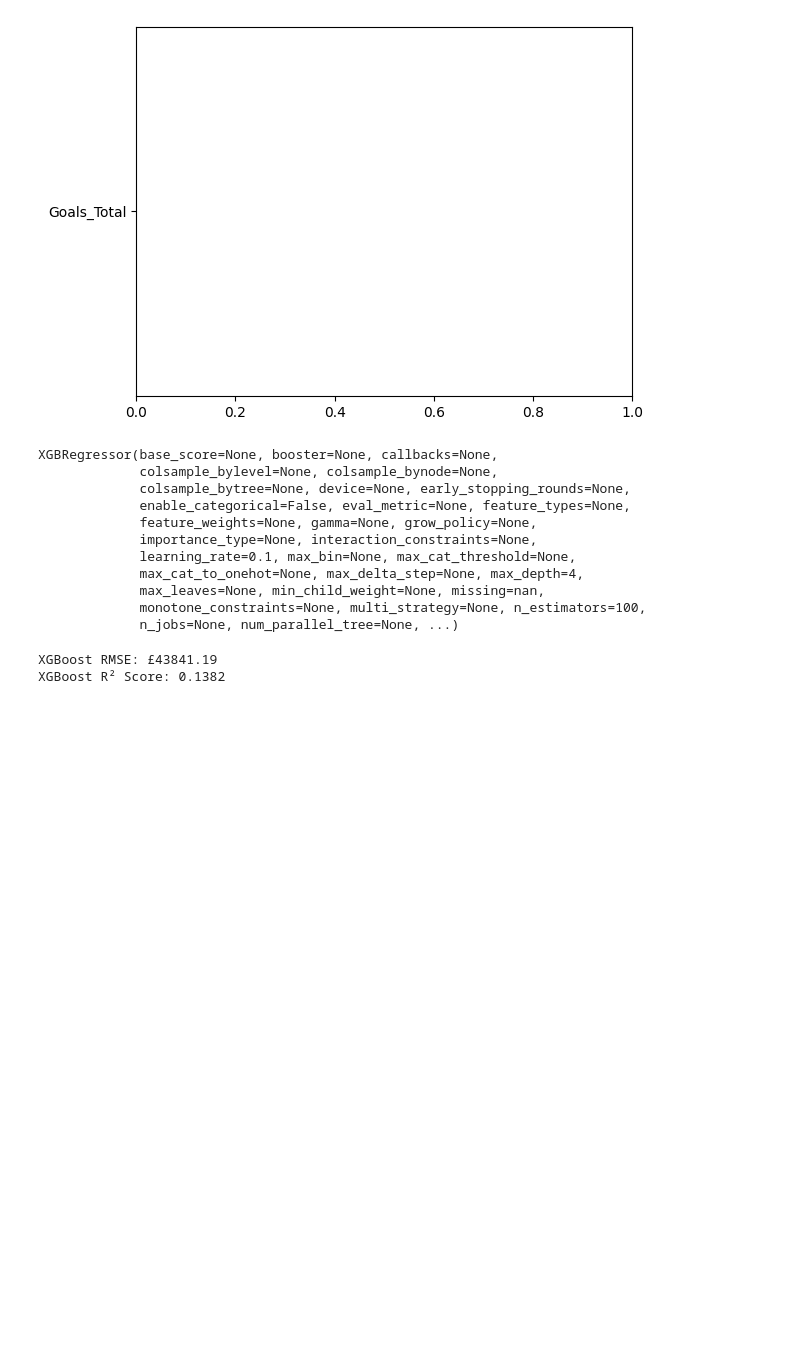
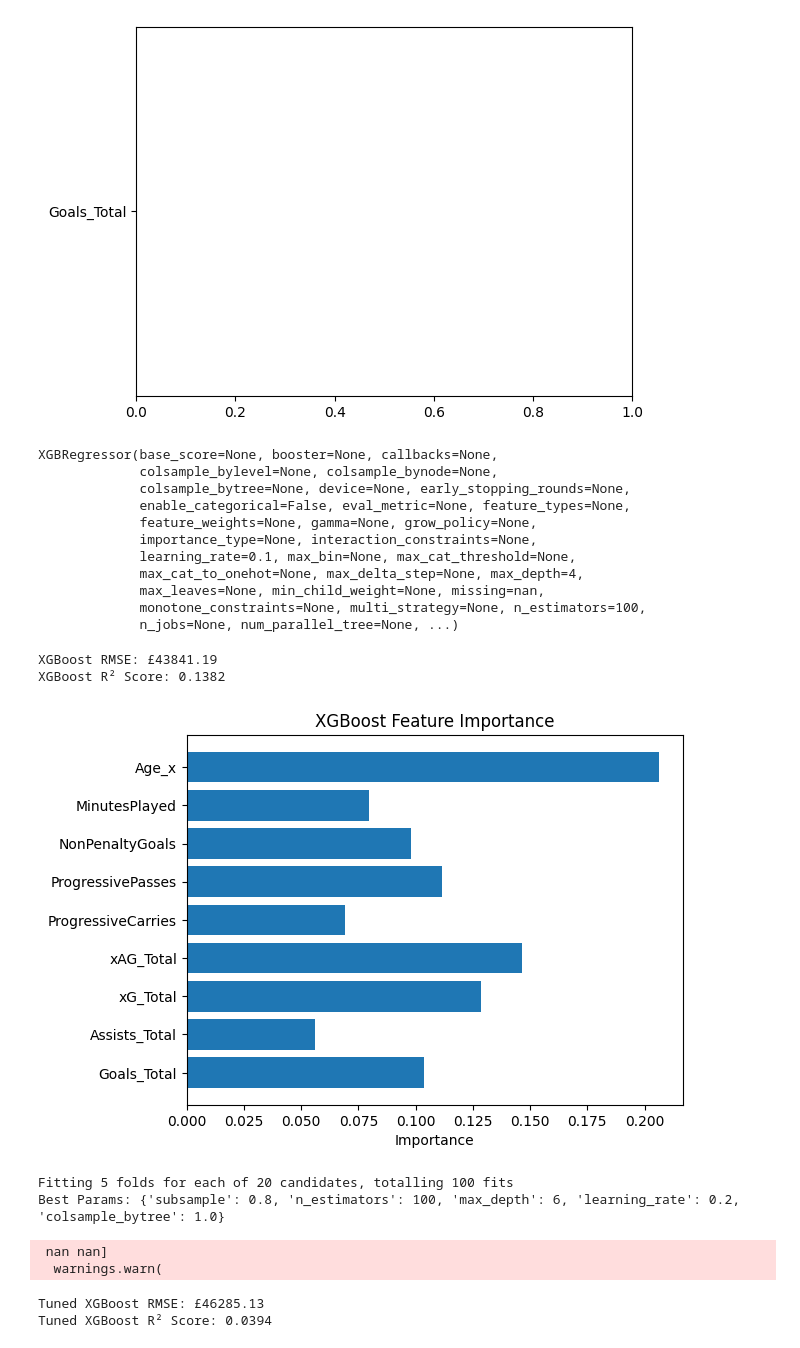
Before and after one commit to AvirukthGT/PremierLeagueAnalysis, a Jupyter notebook: transferValuePrediction.ipynb, the cells around one changed output. Cells and saved outputs as stored; diff of their text form; code cells hidden in the pictures; blank space fills up the shorter version.

```diff
--- a/transferValuePrediction.ipynb
+++ b/transferValuePrediction.ipynb
@@ -212,3 +212,11 @@ print(f"XGBoost R² Score: {r2:.4f}")
 # %% [output]
 XGBoost RMSE: £43841.19
 XGBoost R² Score: 0.1382
+# %%
+importance = xgb_model.feature_importances_
+plt.barh(feature_cols, importance)
+plt.title("XGBoost Feature Importance")
+plt.xlabel("Importance")
+plt.show()
+# %% [output]
+[figure, added]
@@ -214,0 +225,57 @@ XGBoost R² Score: 0.1382
+# %%
+from sklearn.model_selection import RandomizedSearchCV
+from xgboost import XGBRegressor
+from sklearn.metrics import make_scorer, mean_squared_error
+import numpy as np
+
+# Define parameter grid
+param_dist = {
+    'n_estimators': [100, 200, 300],
+    'max_depth': [3, 4, 5, 6],
+    'learning_rate': [0.01, 0.05, 0.1, 0.2],
+    'subsample': [0.6, 0.8, 1.0],
+    'colsample_bytree': [0.6, 0.8, 1.0]
+}
+
+# RMSE scorer (minimize)
+rmse_scorer = make_scorer(mean_squared_error, greater_is_better=False, squared=False)
+
+# Model
+xgb = XGBRegressor(random_state=42)
+
+# Randomized search
+random_search = RandomizedSearchCV(
+    estimator=xgb,
+    param_distributions=param_dist,
+    n_iter=20,
+    scoring=rmse_scorer,
+    cv=5,
+    verbose=1,
+    n_jobs=-1,
+    random_state=42
+)
+
+# Fit
+random_search.fit(X_train, y_train)
+
+# Best model
+best_xgb = random_search.best_estimator_
+print("Best Params:", random_search.best_params_)
+# %% [output]
+Fitting 5 folds for each of 20 candidates, totalling 100 fits
+Best Params: {'subsample': 0.8, 'n_estimators': 100, 'max_depth': 6, 'learning_rate': 0.2, 'colsample_bytree': 1.0}
+ nan nan]
+  warnings.warn(
+# %%
+# Predict
+y_pred = best_xgb.predict(X_test)
+
+# Metrics
+rmse = np.sqrt(mean_squared_error(y_test, y_pred))
+r2 = r2_score(y_test, y_pred)
+
+print(f"Tuned XGBoost RMSE: £{rmse:.2f}")
+print(f"Tuned XGBoost R² Score: {r2:.4f}")
+# %% [output]
+Tuned XGBoost RMSE: £46285.13
+Tuned XGBoost R² Score: 0.0394
```
Also changed, not shown: parts of 3 cells of this notebook.
